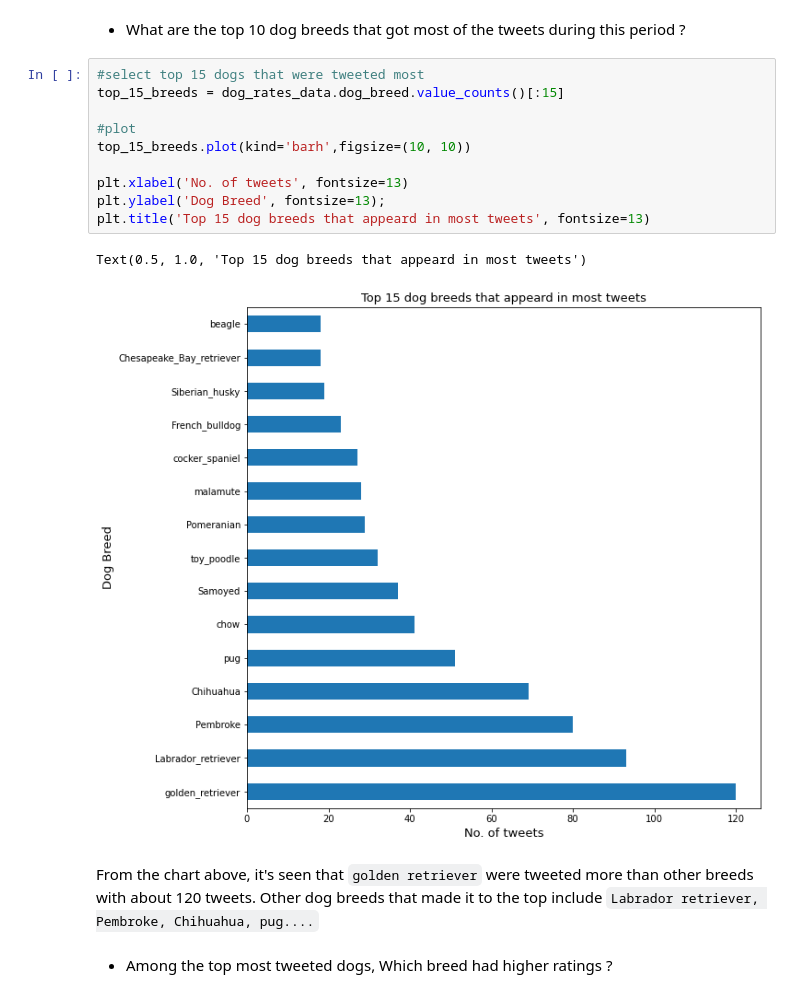
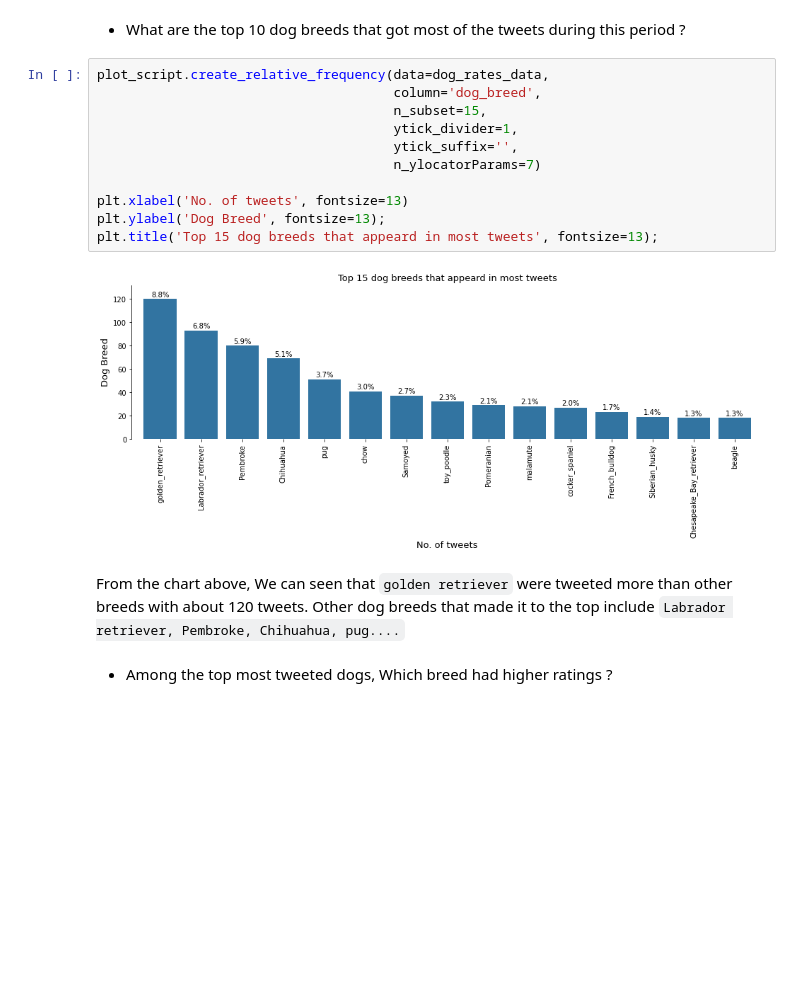
Before and after one commit to obimbasmart/alx_data_wrangling_project, a Jupyter notebook: wrangle_act.ipynb, the cells around one changed output. Drawn from its saved outputs; the diff is of its cells as text; blank space fills up the shorter version.

Commit message:
used custom library for a plot
I imported a custom library and used it to change the plot into a more cleaner one

```diff
--- a/wrangle_act.ipynb
+++ b/wrangle_act.ipynb
@@ -745,20 +752,20 @@ In this section, I'll ask questions which would be answered by exploring the dat
 # %% [markdown]
 - What are the top 10 dog breeds that got most of the tweets during this period ?
 # %%
-#select top 15 dogs that were tweeted most
-top_15_breeds = dog_rates_data.dog_breed.value_counts()[:15]
-
-#plot
-top_15_breeds.plot(kind='barh',figsize=(10, 10))
+plot_script.create_relative_frequency(data=dog_rates_data,
+                                      column='dog_breed',
+                                      n_subset=15,
+                                      ytick_divider=1,
+                                      ytick_suffix='',
+                                      n_ylocatorParams=7)
 
 plt.xlabel('No. of tweets', fontsize=13)
 plt.ylabel('Dog Breed', fontsize=13);
-plt.title('Top 15 dog breeds that appeard in most tweets', fontsize=13)
+plt.title('Top 15 dog breeds that appeard in most tweets', fontsize=13);
 # %% [output]
-Text(0.5, 1.0, 'Top 15 dog breeds that appeard in most tweets')
-[figure, old version]
+[figure, new version]
 # %% [markdown]
-From the chart above, it's seen that `golden retriever` were tweeted more than other breeds with about 120 tweets. Other dog breeds that made it to the top include `Labrador retriever, Pembroke, Chihuahua, pug....`
+From the chart above, We can seen that `golden retriever` were tweeted more than other breeds with about 120 tweets. Other dog breeds that made it to the top include `Labrador retriever, Pembroke, Chihuahua, pug....`
 # %% [markdown]
 - Among the top most tweeted dogs, Which breed had higher ratings ?
 # %%
```
Also changed, not shown: parts of 12 cells of this notebook, 2 other files.
